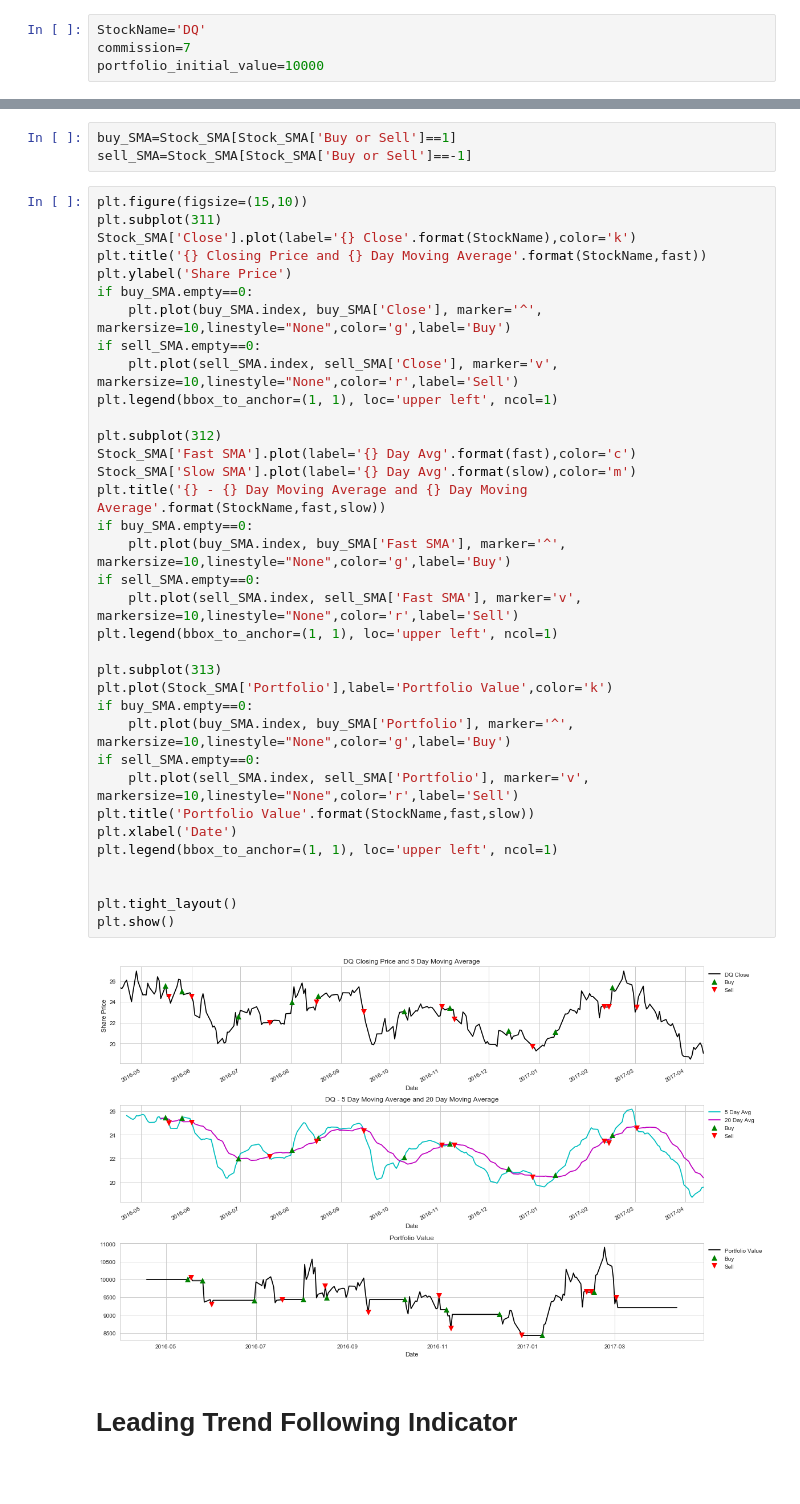
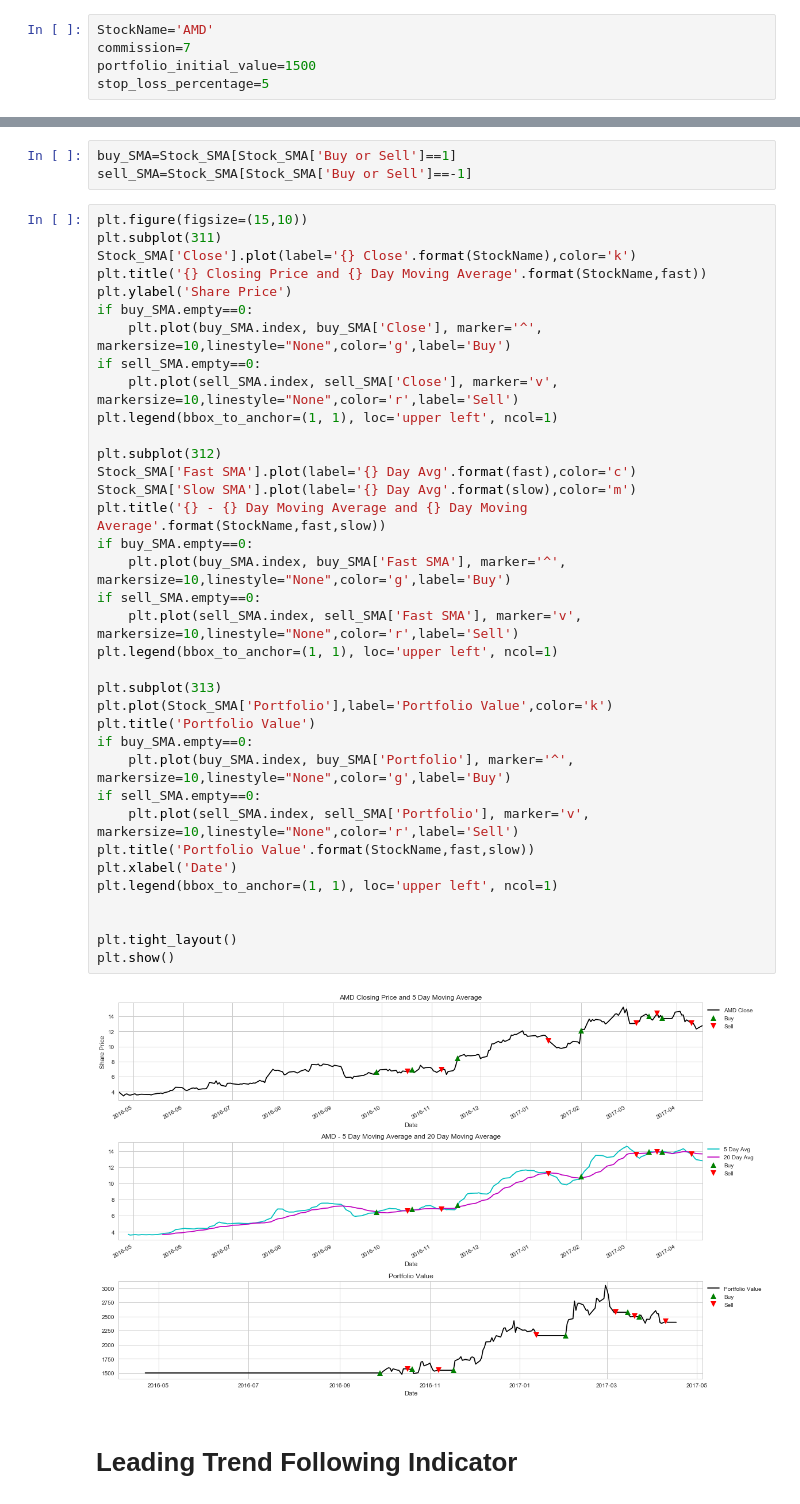
Before and after one commit to spm7/Stock-Ticker---Quantitative-Analysis, a Jupyter notebook: Stock Analytics.ipynb, the cells around one changed output, grey strips where cells are left out. Cells and saved outputs as stored; diff of their text form; blank space fills up the shorter version.

```diff
--- a/Stock Analytics.ipynb
+++ b/Stock Analytics.ipynb
@@ -41,9 +54,10 @@ def buy_sell(dataframe, portfolio_value,commission):
 # %% [markdown]
 ## Stock to be analyzed, commision for each trade and initial portfolio value
 # %%
-StockName='DQ'
+StockName='AMD'
 commission=7
-portfolio_initial_value=10000
+portfolio_initial_value=1500
+stop_loss_percentage=5
 # %%
 start = datetime.date.today() - datetime.timedelta(days=360)
 end = datetime.date.today()
@@ -102,34 +116,35 @@ plt.ylabel('Share Price')
 if buy_SMA.empty==0:
     plt.plot(buy_SMA.index, buy_SMA['Close'], marker='^', markersize=10,linestyle="None",color='g',label='Buy')
 if sell_SMA.empty==0:
     plt.plot(sell_SMA.index, sell_SMA['Close'], marker='v', markersize=10,linestyle="None",color='r',label='Sell')
 plt.legend(bbox_to_anchor=(1, 1), loc='upper left', ncol=1)
 
 plt.subplot(312)
 Stock_SMA['Fast SMA'].plot(label='{} Day Avg'.format(fast),color='c')
 Stock_SMA['Slow SMA'].plot(label='{} Day Avg'.format(slow),color='m')
 plt.title('{} - {} Day Moving Average and {} Day Moving Average'.format(StockName,fast,slow))
 if buy_SMA.empty==0:
     plt.plot(buy_SMA.index, buy_SMA['Fast SMA'], marker='^', markersize=10,linestyle="None",color='g',label='Buy')
 if sell_SMA.empty==0:
     plt.plot(sell_SMA.index, sell_SMA['Fast SMA'], marker='v', markersize=10,linestyle="None",color='r',label='Sell')
 plt.legend(bbox_to_anchor=(1, 1), loc='upper left', ncol=1)
 
 plt.subplot(313)
 plt.plot(Stock_SMA['Portfolio'],label='Portfolio Value',color='k')
+plt.title('Portfolio Value')
 if buy_SMA.empty==0:
     plt.plot(buy_SMA.index, buy_SMA['Portfolio'], marker='^', markersize=10,linestyle="None",color='g',label='Buy')
 if sell_SMA.empty==0:
     plt.plot(sell_SMA.index, sell_SMA['Portfolio'], marker='v', markersize=10,linestyle="None",color='r',label='Sell')
 plt.title('Portfolio Value'.format(StockName,fast,slow))
 plt.xlabel('Date')
 plt.legend(bbox_to_anchor=(1, 1), loc='upper left', ncol=1)
 
 
 plt.tight_layout()
 plt.show()
 # %% [output]
-[figure, old version]
+[figure, new version]
 # %% [markdown]
 # Leading Trend Following Indicator
 # %% [markdown]
```
Also changed, not shown: parts of 12 cells of this notebook, 2 other files.
